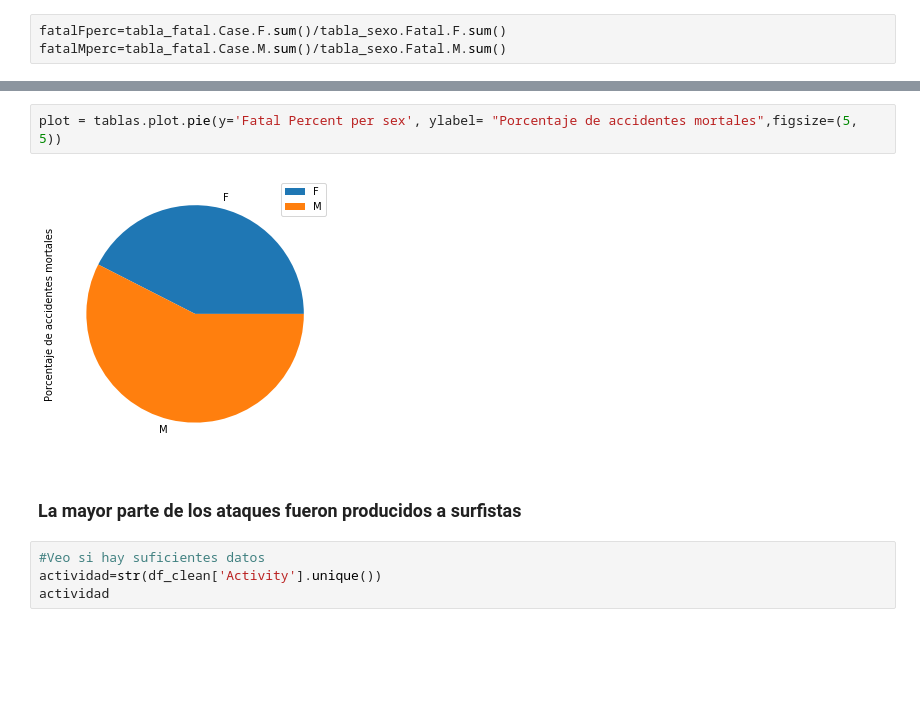
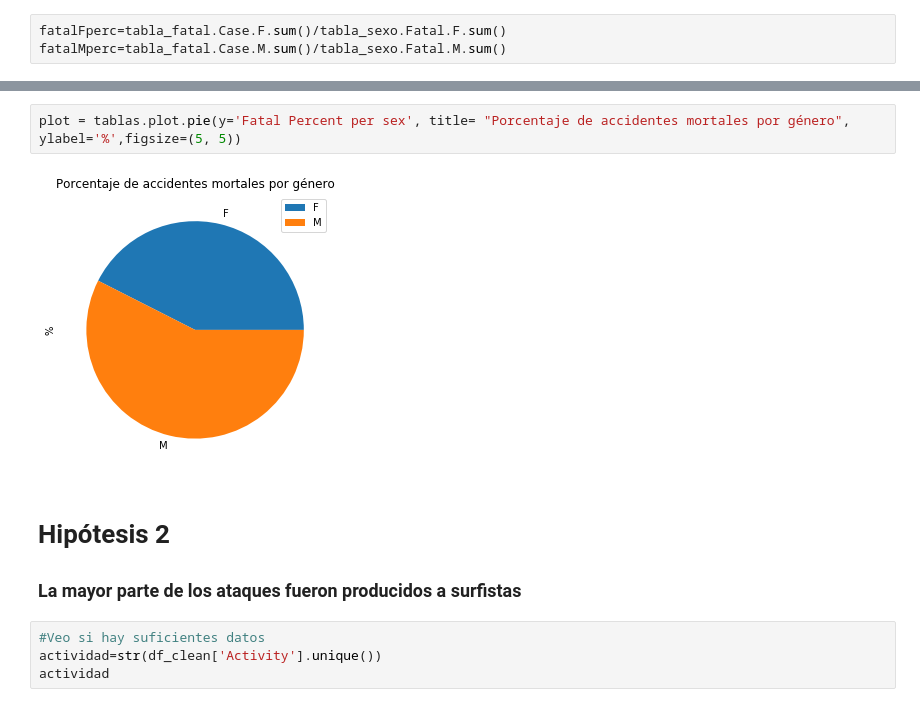
Before and after one commit to silviaherf/data-cleaning-pandas, a Jupyter notebook: Sharks_analysis.ipynb, the cells around one changed output, grey strips where cells are left out. Drawn from its saved outputs; the diff is of its cells as text; blank space fills up the shorter version.

```diff
--- a/Sharks_analysis.ipynb
+++ b/Sharks_analysis.ipynb
@@ -508,8 +508,9 @@ tablas
 # %%
-plot = tablas.plot.pie(y='Fatal Percent per sex', ylabel= "Porcentaje de accidentes mortales",figsize=(5, 5))
+plot = tablas.plot.pie(y='Fatal Percent per sex', title= "Porcentaje de accidentes mortales por género", ylabel='%',figsize=(5, 5))
 # %% [output]
-[figure, old version]
+[figure, new version]
 # %% [markdown]
+# Hipótesis 2
 ### La mayor parte de los ataques fueron producidos a surfistas
 # %%
 #Veo si hay suficientes datos
```
Also changed, not shown: parts of 10 cells of this notebook.
